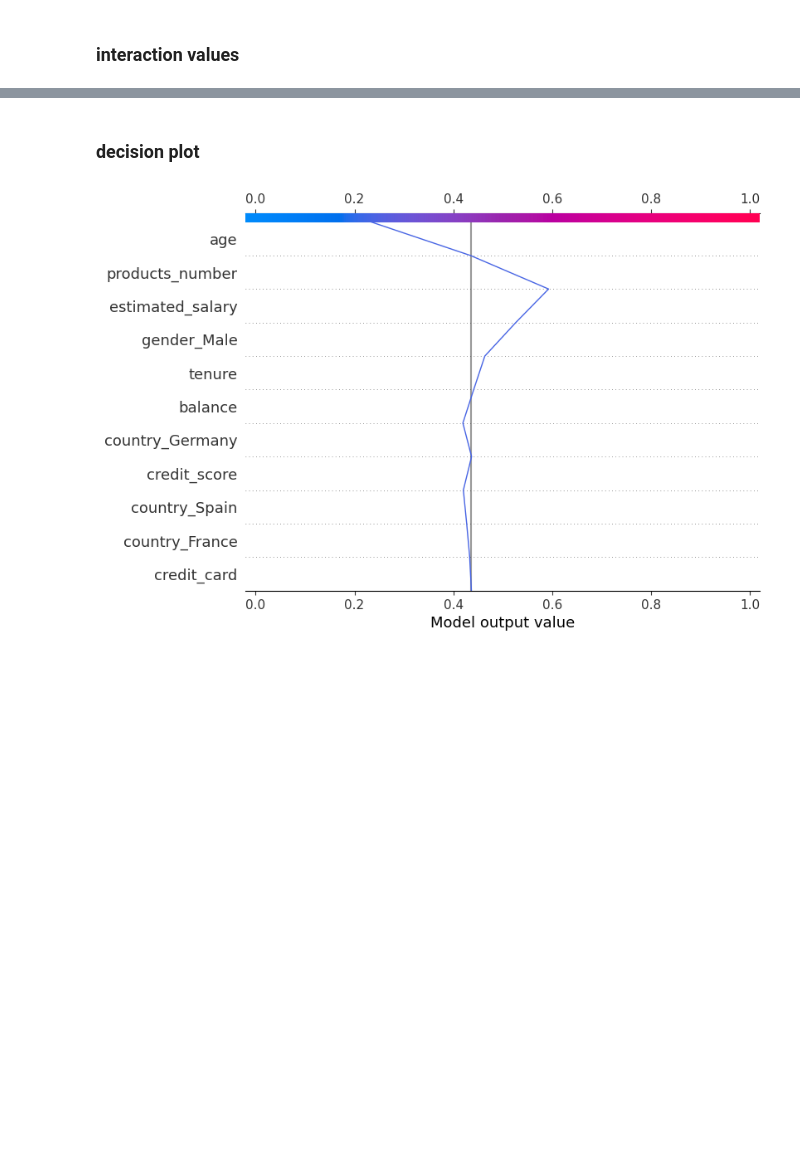
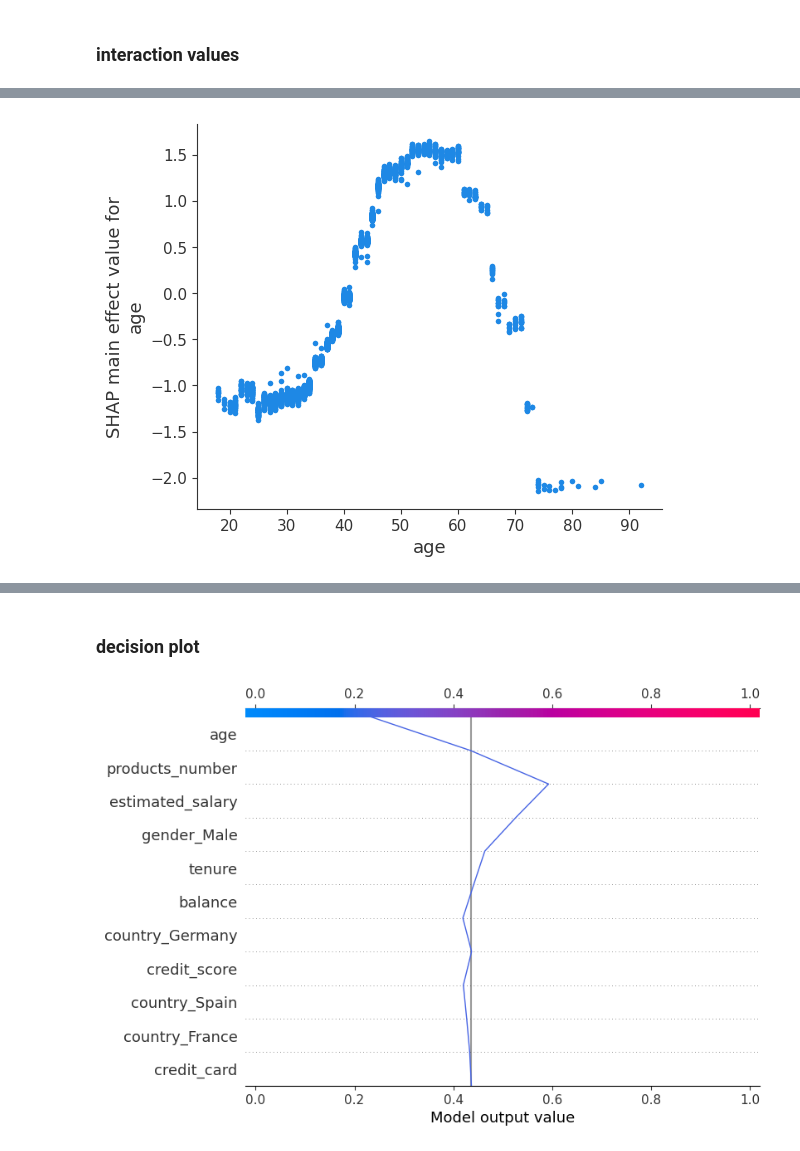
Before and after one commit to MarBry111/wit_2024_xai, a Jupyter notebook: 04_SHAP.ipynb, the cells around one changed output, grey strips where cells are left out. Drawn from its saved outputs; the diff is of its cells as text; code cells hidden in the pictures; blank space fills up the shorter version.

Commit message:
Add extra PD plot in LIME and Combined SHAP visualisation in SHAP

```diff
--- a/04_SHAP.ipynb
+++ b/04_SHAP.ipynb
@@ -169,0 +173,9 @@ shap.summary_plot(shap_interaction_values, X_test_num)
+# %%
+# main effect of age
+shap.dependence_plot(
+    ("age", "age"),
+    shap_interaction_values, X_test_num,
+    display_features=X_test_num
+)
+# %% [output]
+[figure, added]
```
Also changed, not shown: parts of 13 cells of this notebook.
